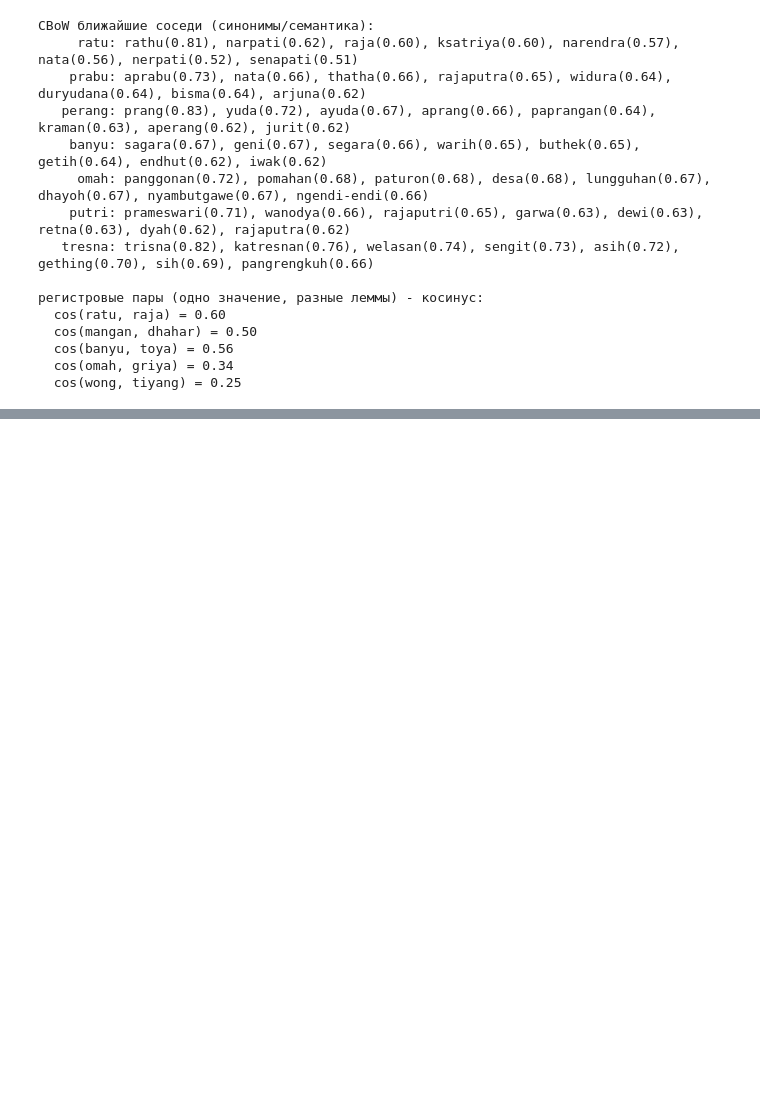
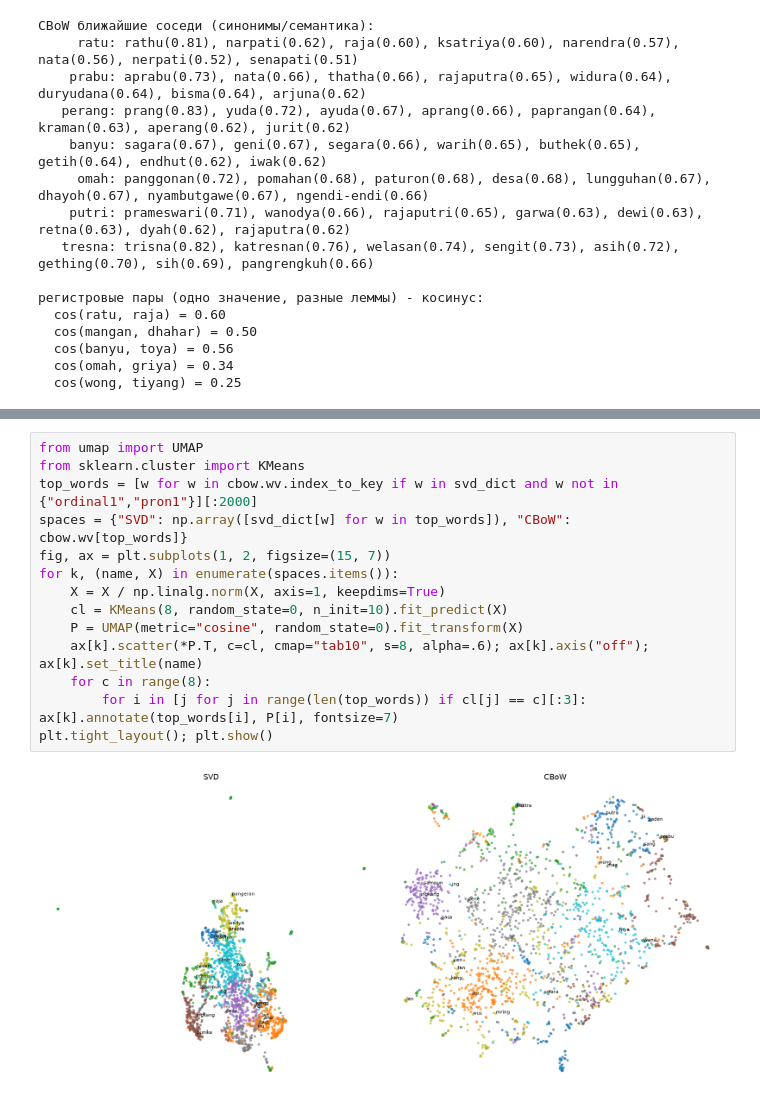
Before and after one commit to fiorigzg/lab, a Jupyter notebook: yavan/work/process_corpus.ipynb, the cells around one changed output, grey strips where cells are left out. Drawn from its saved outputs; the diff is of its cells as text; blank space fills up the shorter version.

```diff
--- a/yavan/work/process_corpus.ipynb
+++ b/yavan/work/process_corpus.ipynb
@@ -1218,0 +1247,16 @@ CBoW ближайшие соседи (синонимы/семантика):
+# %%
+from umap import UMAP
+from sklearn.cluster import KMeans
+top_words = [w for w in cbow.wv.index_to_key if w in svd_dict and w not in {"ordinal1","pron1"}][:2000]
+spaces = {"SVD": np.array([svd_dict[w] for w in top_words]), "CBoW": cbow.wv[top_words]}
+fig, ax = plt.subplots(1, 2, figsize=(15, 7))
+for k, (name, X) in enumerate(spaces.items()):
+    X = X / np.linalg.norm(X, axis=1, keepdims=True)
+    cl = KMeans(8, random_state=0, n_init=10).fit_predict(X)
+    P = UMAP(metric="cosine", random_state=0).fit_transform(X)
+    ax[k].scatter(*P.T, c=cl, cmap="tab10", s=8, alpha=.6); ax[k].axis("off"); ax[k].set_title(name)
+    for c in range(8):
+        for i in [j for j in range(len(top_words)) if cl[j] == c][:3]: ax[k].annotate(top_words[i], P[i], fontsize=7)
+plt.tight_layout(); plt.show()
+# %% [output]
+[figure, added]
```
Also changed, not shown: parts of 30 cells of this notebook, 3 other files.
